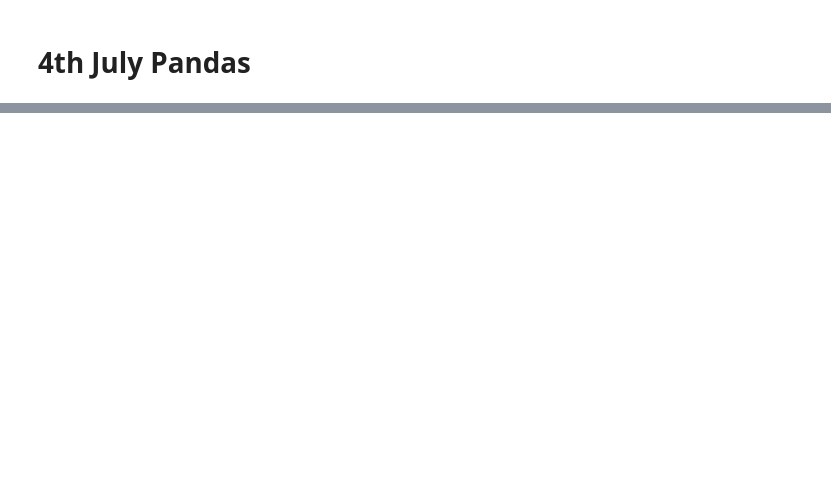
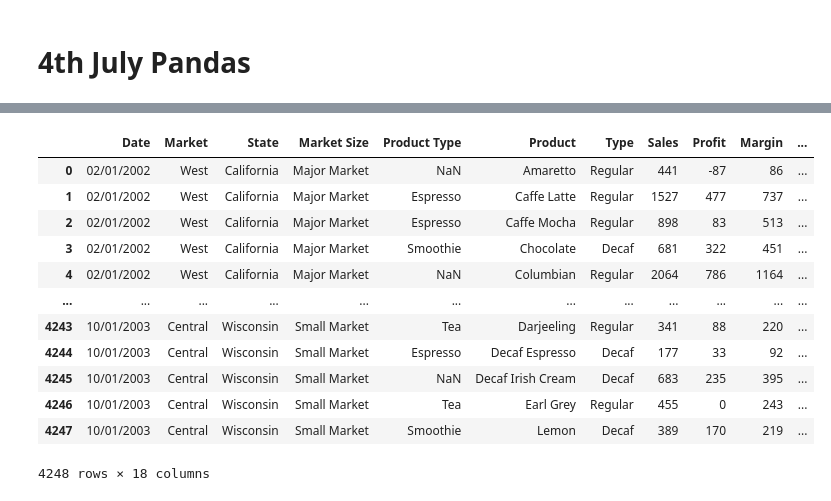
Before and after one commit to KarthikRaghavan-Annamalai/Data-Science-Machine-Learning, a Jupyter notebook: Notebooks/Data_Science_Machine_Learning_Part_6.ipynb, the cells around one changed output, grey strips where cells are left out. Cells and saved outputs as stored; diff of their text form; code cells hidden in the pictures; blank space fills up the shorter version.

```diff
--- a/Notebooks/Data_Science_Machine_Learning_Part_6.ipynb
+++ b/Notebooks/Data_Science_Machine_Learning_Part_6.ipynb
@@ -2,0 +108,19 @@
+# %%
+# To get the rows with certain words as NA values
+# If we want to treat some values as NA values
+
+pd.read_csv(r"C:/Users/KARTHIKRAGHAVAN/Desktop/Ineuron/Datasets/Coffee_Chain.csv",na_values=["Coffee"])
+# %% [output]
+|  | Date | Market | State | Market Size | Product Type | Product | Type | Sales | Profit | Margin | ... |
+| 0 | 02/01/2002 | West | California | Major Market | NaN | Amaretto | Regular | 441 | -87 | 86 | ... |
+| 1 | 02/01/2002 | West | California | Major Market | Espresso | Caffe Latte | Regular | 1527 | 477 | 737 | ... |
+| 2 | 02/01/2002 | West | California | Major Market | Espresso | Caffe Mocha | Regular | 898 | 83 | 513 | ... |
+| 3 | 02/01/2002 | West | California | Major Market | Smoothie | Chocolate | Decaf | 681 | 322 | 451 | ... |
+| 4 | 02/01/2002 | West | California | Major Market | NaN | Columbian | Regular | 2064 | 786 | 1164 | ... |
+| ... | ... | ... | ... | ... | ... | ... | ... | ... | ... | ... | ... |
+| 4243 | 10/01/2003 | Central | Wisconsin | Small Market | Tea | Darjeeling | Regular | 341 | 88 | 220 | ... |
+| 4244 | 10/01/2003 | Central | Wisconsin | Small Market | Espresso | Decaf Espresso | Decaf | 177 | 33 | 92 | ... |
+| 4245 | 10/01/2003 | Central | Wisconsin | Small Market | NaN | Decaf Irish Cream | Decaf | 683 | 235 | 395 | ... |
+| 4246 | 10/01/2003 | Central | Wisconsin | Small Market | Tea | Earl Grey | Regular | 455 | 0 | 243 | ... |
+| 4247 | 10/01/2003 | Central | Wisconsin | Small Market | Smoothie | Lemon | Decaf | 389 | 170 | 219 | ... |
+4248 rows × 18 columns
```
Also changed, not shown: parts of 30 cells of this notebook.
